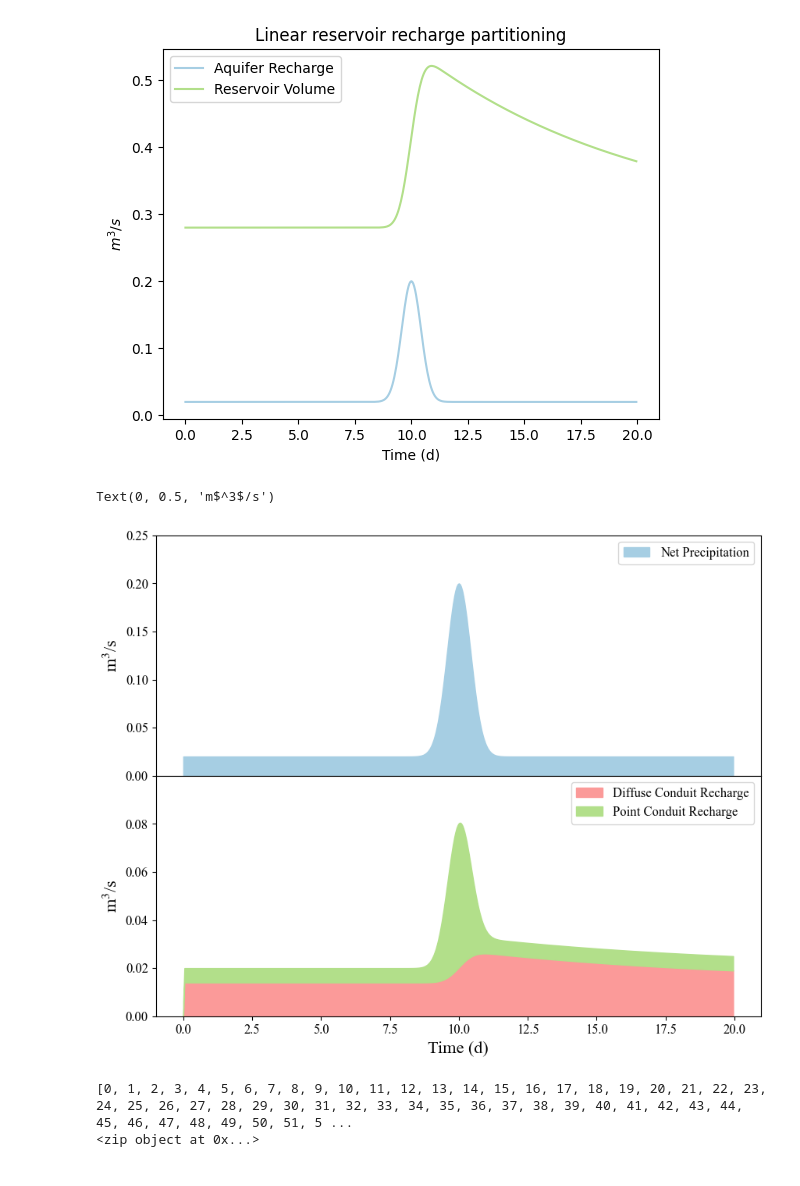
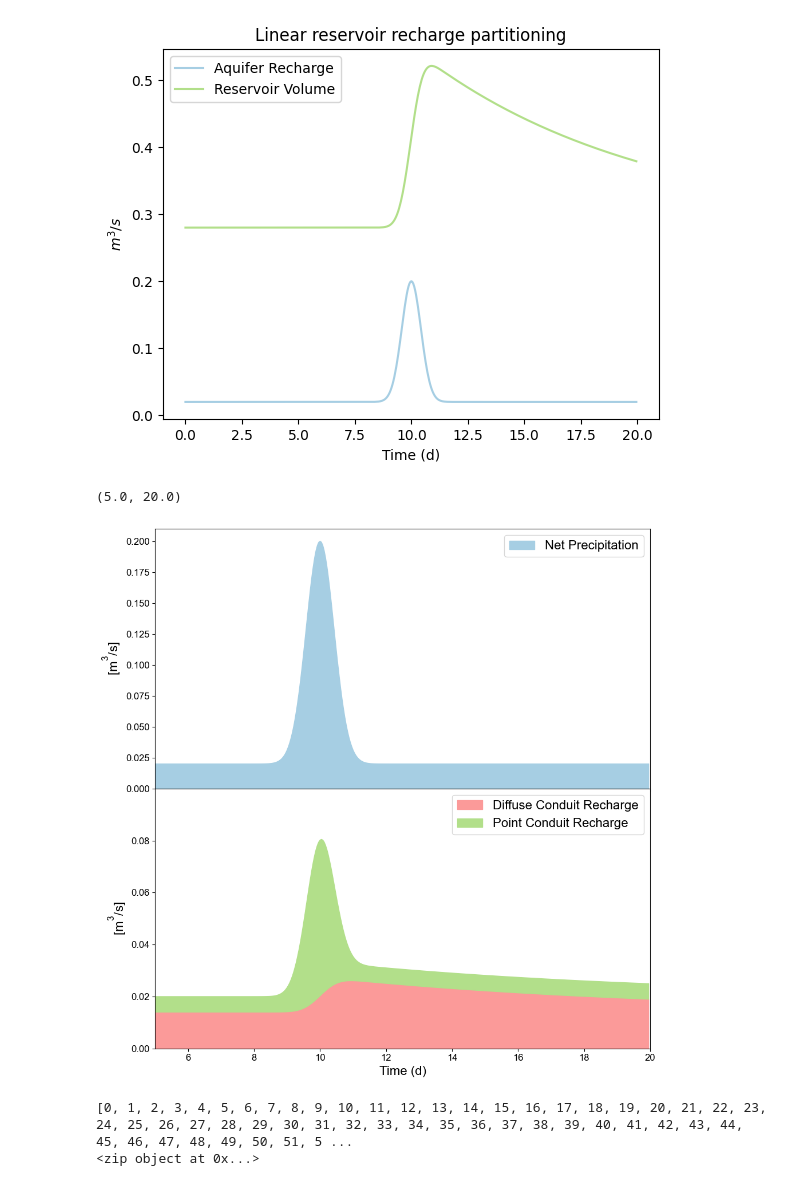
Before and after one commit to jhuang523/UMNBearSpring, a Jupyter notebook: openkarst/steady_state/conduit_geometry_setup.ipynb, the cells around one changed output. Saved outputs shown, nothing was run; the diff lists cells and outputs as text; code cells hidden in the pictures.

```diff
--- a/openkarst/steady_state/conduit_geometry_setup.ipynb
+++ b/openkarst/steady_state/conduit_geometry_setup.ipynb
@@ -272,49 +289,55 @@ plt.title("Linear reservoir recharge partitioning")
 Text(0.5, 1.0, 'Linear reservoir recharge partitioning')
 [figure]
 # %%
-plt.rcParams['font.family'] = 'Times New Roman'
+plt.rcParams['font.family'] = 'Arial'
 plt.rcParams['font.size'] = 14            # main text size
 plt.rcParams['axes.labelsize'] = 16       # axis labels
 plt.rcParams['axes.titlesize'] = 18       # title
-plt.rcParams['legend.fontsize'] = 12
+plt.rcParams['legend.fontsize'] = 16
 plt.rcParams['xtick.labelsize'] = 12
 plt.rcParams['ytick.labelsize'] = 12
-plt.rcParams['mathtext.fontset'] = 'stix'
+plt.rcParams['mathtext.fontset'] = 'custom'
+plt.rcParams['mathtext.rm'] = 'Arial'      # Roman style
+plt.rcParams['mathtext.it'] = 'Arial:italic' # Italic style
+plt.rcParams['mathtext.bf'] = 'Arial:bold'   # Bold style
 
 # Keep text editable in SVG for Inkscape
 plt.rcParams['svg.fonttype'] = 'none'
 
 colors = {
     'precip':  '#A6CEE3',   # pastel blue
     'R_L':     '#FDBF6F',   # pastel orange
     'R_H':     '#B2DF8A',   # pastel green
     'Q_L':     '#FB9A99',   # pastel coral/red
     'Q_H':     '#CAB2D6',   # pastel purple
     'modeled': '#80CDC1',   # pastel teal
     'observed':'#5DA5DA'    # pastel navy
 }
-fig, ax = plt.subplots(2,1, figsize = (10,8), sharex=True, gridspec_kw={'hspace': 0.0})
+fig, ax = plt.subplots(2,1, figsize = (10,10), sharex=True, gridspec_kw={'hspace': 0.0})
 
 ax[0].fill_between(x =pulse.date, y1 =  pulse['R_l [V/T]']/86400 + pulse['R_h [V/T]']/86400, color = colors['precip'], label = 'Net Precipitation')
-ax[0].set_ylabel(r"m$^3$/s")
-ax[0].set_ylim(0,0.25)
+ax[0].set_ylabel(r"[m$^3$/s]")
+ax[0].set_ylim(0,0.21)
 ax[0].legend()
 # ax[0].set_title("Net Precipitation")
 ax[1].yaxis.get_major_ticks()[-1].set_visible(False)   # hide top tick of bottom subplot
 
 ax[1].fill_between(pulse.date, y1 = pulse['Q_l [V/T]']/86400, label = 'Diffuse Conduit Recharge', color = colors['Q_L'])
 
 ax[1].fill_between(pulse.date, y1 = pulse['R_h [V/T]']/86400 + pulse['Q_l [V/T]']/86400, y2 = pulse['Q_l [V/T]']/86400, label = 'Point Conduit Recharge', color = colors['R_H'])
 ax[1].legend()
 ax[1].set_ylim(0,0.1)
 # sns.lineplot(x = , y =, label = "Aquifer Recharge")
 plt.xlabel("Time (d)")
-plt.ylabel(r"m$^3$/s")
+plt.ylabel(r"[m$^3$/s]")
+# plt.suptitle("Linear reservoir recharge partitioning")
+plt.tight_layout()
+plt.xlim(5,20)
 # ax[1].set_title("Conduit Recharge")
 # sns.lineplot(ss, x = 'date', y = 'R_h [L/T]')
 # %% [output]
-Text(0, 0.5, 'm$^3$/s')
+(5.0, 20.0)
-[figure, old version]
+[figure, new version]
 # %%
 pulse.to_csv('conduit_geometry_test/input_data/gaussian_pulse_high_eta.csv', index = False)
 # %%
```
Also changed, not shown: parts of 12 cells of this notebook, 19 other files.
